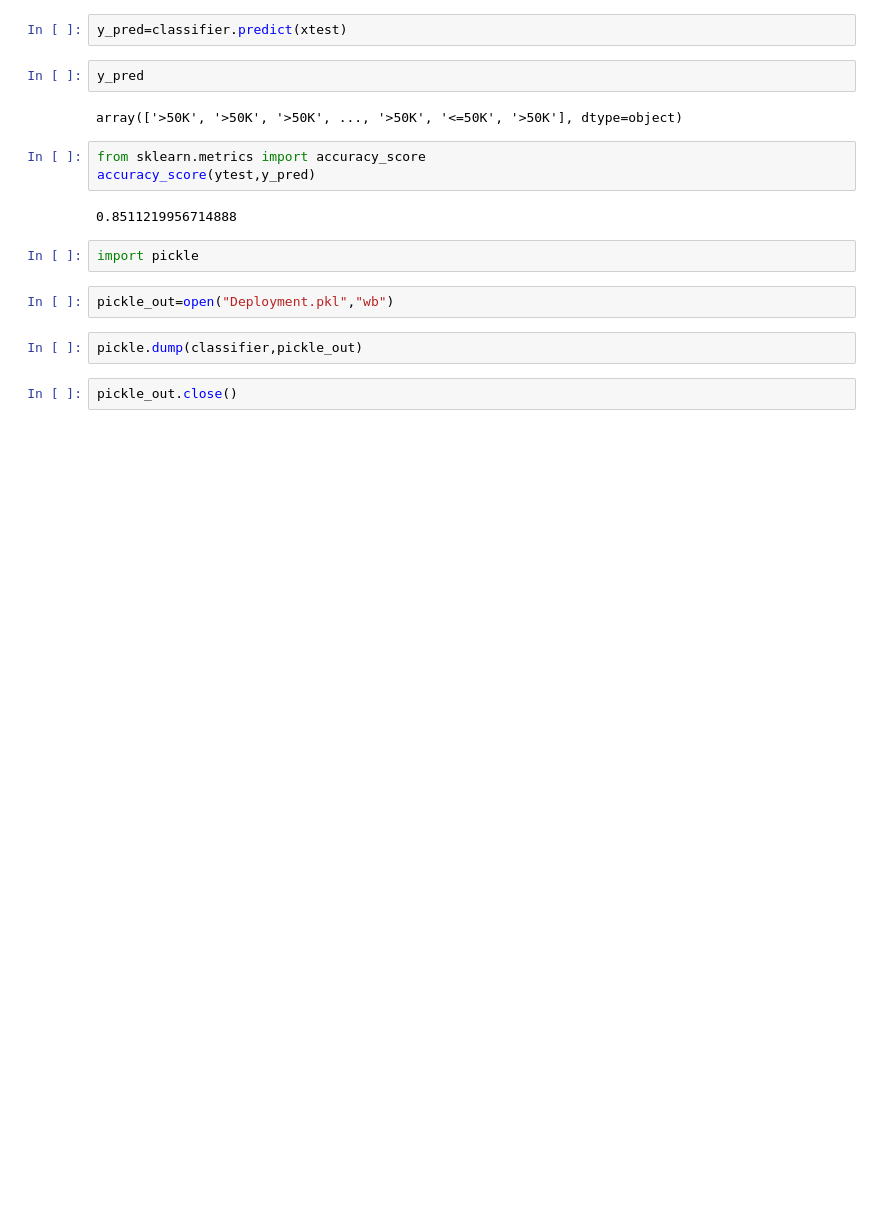
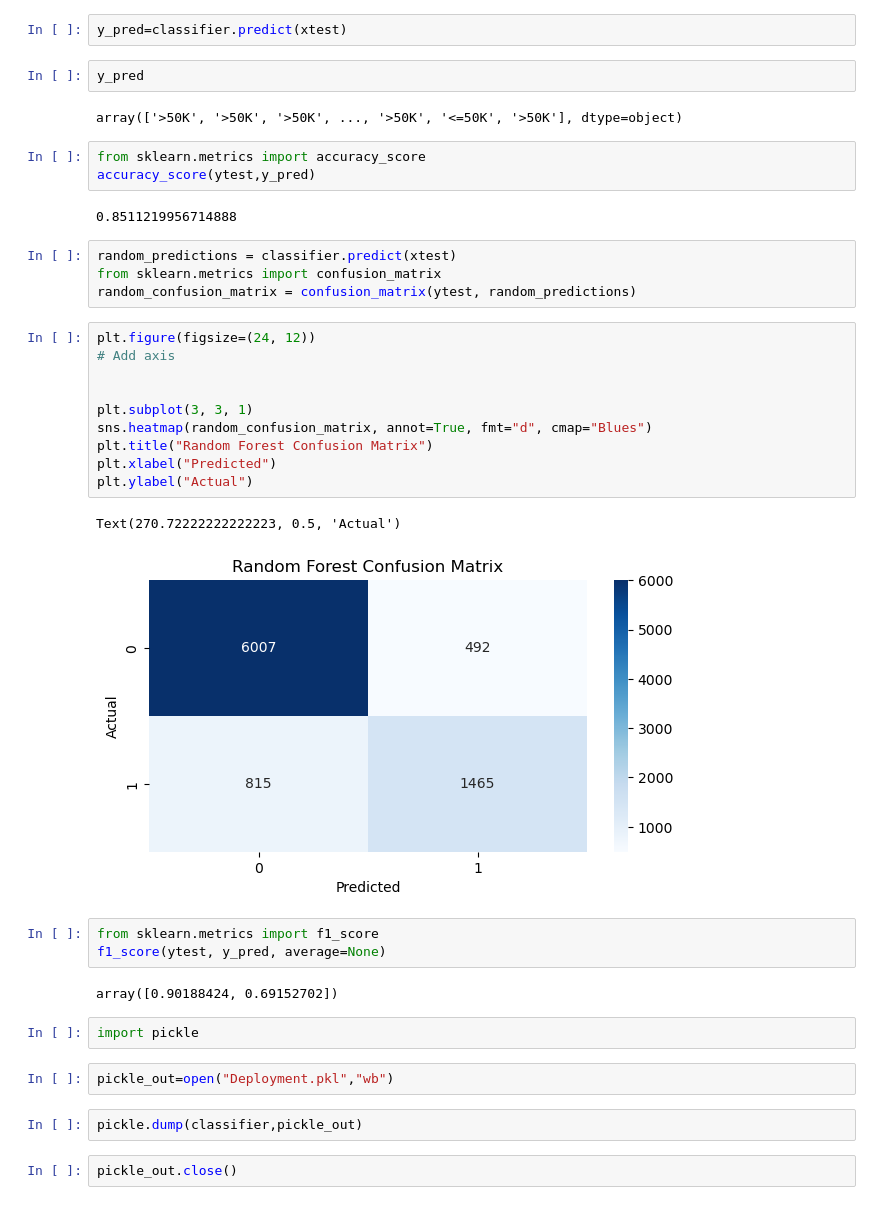
Before and after one commit to Snehal-1608/Salary_Prediction, a Jupyter notebook: salary_prediction.ipynb, the cells around one changed output. Drawn from its saved outputs; the diff is of its cells as text; blank space fills up the shorter version.

```diff
--- a/salary_prediction.ipynb
+++ b/salary_prediction.ipynb
@@ -335,6 +335,28 @@ from sklearn.metrics import accuracy_score
 accuracy_score(ytest,y_pred)
 # %% [output]
 0.8511219956714888
+# %%
+random_predictions = classifier.predict(xtest)
+from sklearn.metrics import confusion_matrix
+random_confusion_matrix = confusion_matrix(ytest, random_predictions)
+# %%
+plt.figure(figsize=(24, 12))
+# Add axis
+
+
+plt.subplot(3, 3, 1)
+sns.heatmap(random_confusion_matrix, annot=True, fmt="d", cmap="Blues")
+plt.title("Random Forest Confusion Matrix")
+plt.xlabel("Predicted")
+plt.ylabel("Actual")
+# %% [output]
+Text(270.72222222222223, 0.5, 'Actual')
+[figure, added]
+# %%
+from sklearn.metrics import f1_score
+f1_score(ytest, y_pred, average=None)
+# %% [output]
+array([0.90188424, 0.69152702])
 # %%
 import pickle
 # %%
```
Also changed, not shown: parts of 10 cells of this notebook.
